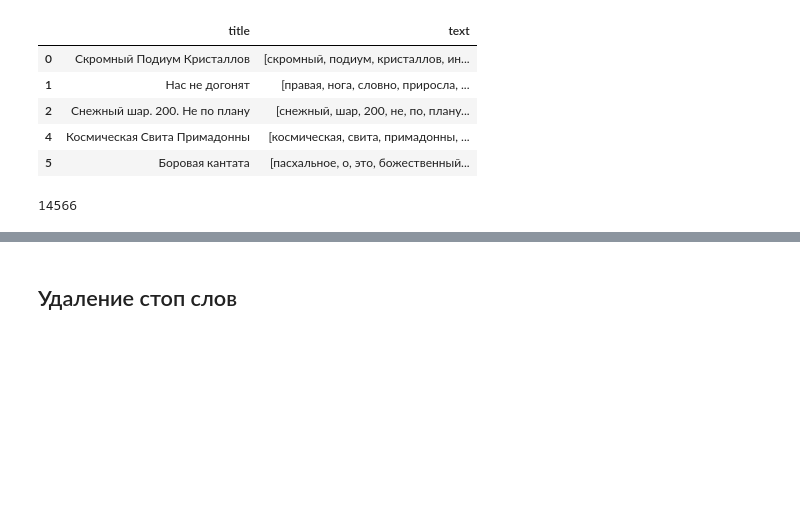
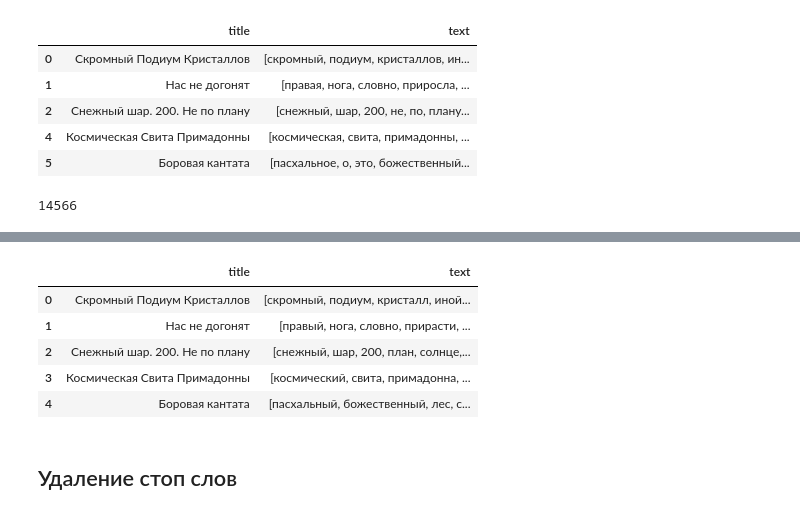
Before and after one commit to VeronikaSteklo/generation_names, a Jupyter notebook: work_with_data.ipynb, the cells around one changed output, grey strips where cells are left out. Cells and saved outputs as stored; diff of their text form; code cells hidden in the pictures; blank space fills up the shorter version.

Commit message:
normalization

```diff
--- a/work_with_data.ipynb
+++ b/work_with_data.ipynb
@@ -140,0 +145,4 @@ data_tokenize['text'] = data_tokenize['text'].apply(literal_eval)
+# %%
+data_normalize = pd.read_csv("data/data_tokenize.csv")
+# %%
+data_normalize["text"] = data_normalize['text'].str.split()
@@ -140,0 +158,23 @@ data_tokenize['text'] = data_tokenize['text'].apply(literal_eval)
+# %%
+@lru_cache(maxsize=10000)
+def normalize_word(word: str) -> str:
+    return morph.parse(word)[0].normal_form.replace('ё', 'е')
+
+def normalization(text: List[str]) -> List[str]:
+    return [normalize_word(word) for word in text]
+# %%
+data_normalize["text"] = (
+    data_normalize["text"]
+    .swifter
+    .progress_bar(enable=True, desc="Нормализация текстов")
+    .apply(normalization)
+)
+# %%
+data_normalize.head()
+# %% [output]
+|  | title | text |
+| 0 | Скромный Подиум Кристаллов | [скромный, подиум, кристалл, иной... |
+| 1 | Нас не догонят | [правый, нога, словно, прирасти, ... |
+| 2 | Снежный шар. 200. Не по плану | [снежный, шар, 200, план, солнце,... |
+| 3 | Космическая Свита Примадонны | [космический, свита, примадонна, ... |
+| 4 | Боровая кантата | [пасхальный, божественный, лес, с... |
```
Also changed, not shown: parts of 6 cells of this notebook.
